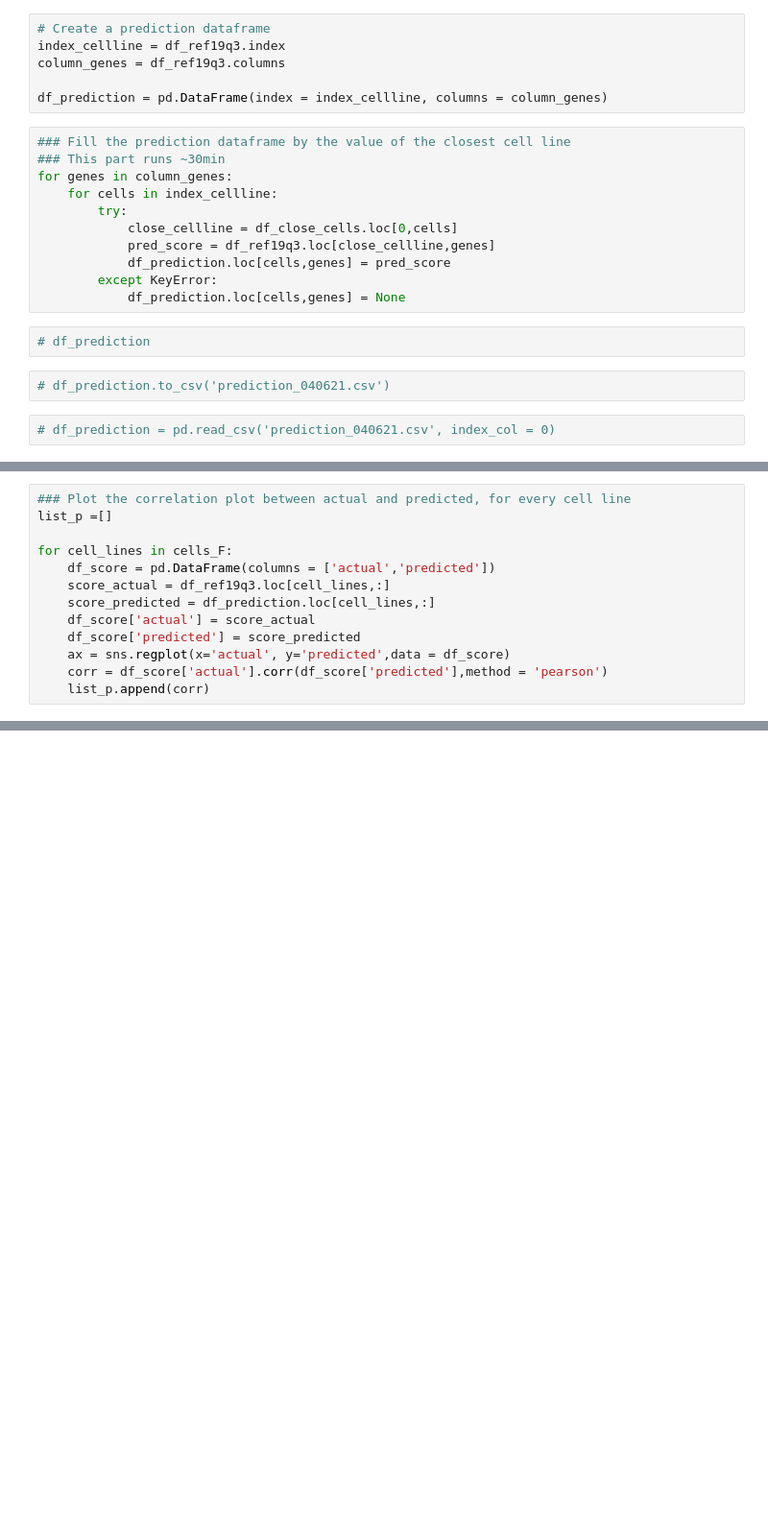
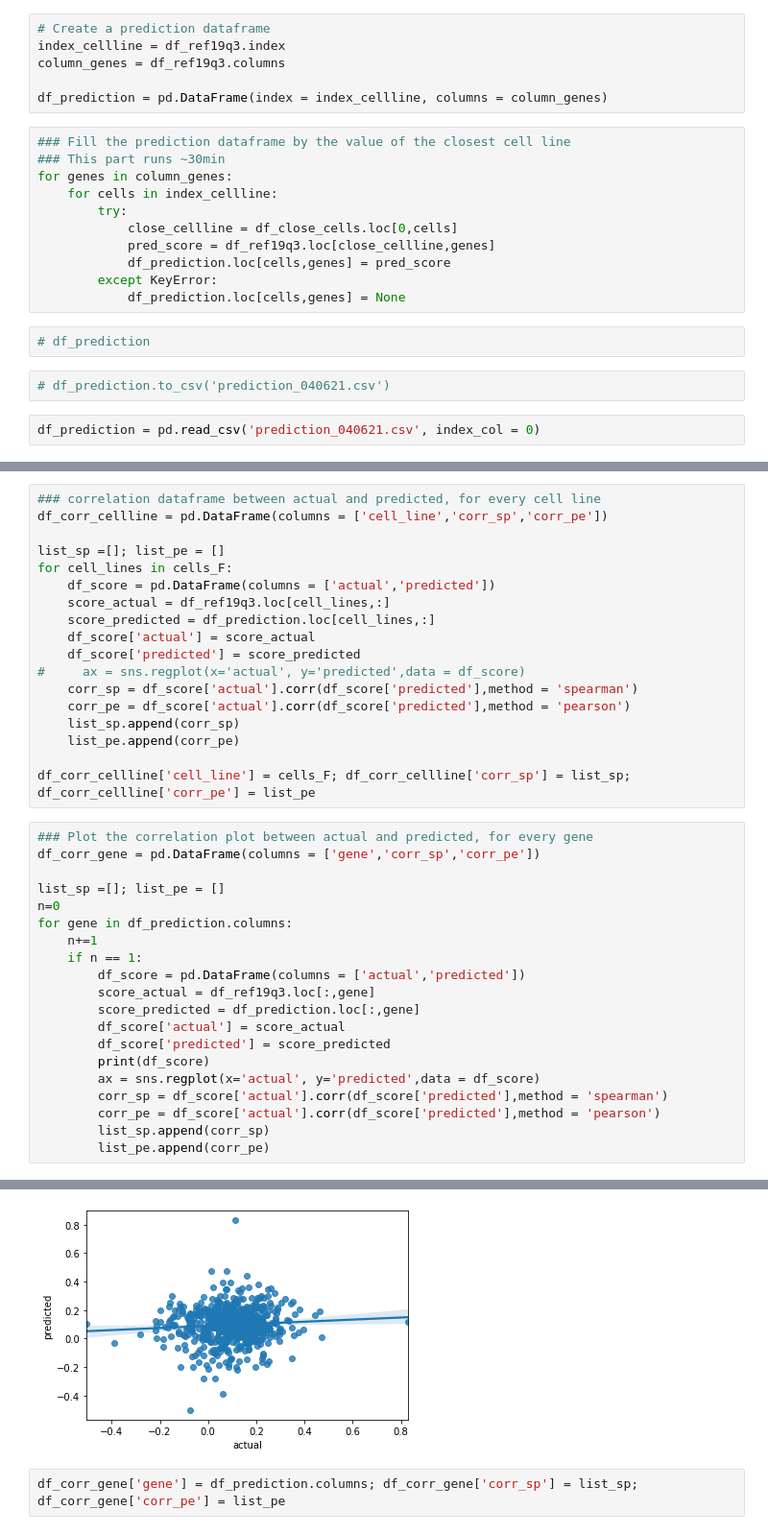
Before and after one commit to pritchardlabatpsu/cga_app, a Jupyter notebook: notebooks/R10-nearest_neighbor_analysis_YR.ipynb, the cells around one changed output, grey strips where cells are left out. Shown at 96% size. Cells and saved outputs as stored; diff of their text form; blank space fills up the shorter version.

Commit message:
calculate correlation for nearest neighbor analysis

```diff
--- a/notebooks/R10-nearest_neighbor_analysis_YR.ipynb
+++ b/notebooks/R10-nearest_neighbor_analysis_YR.ipynb
@@ -84,4 +91,4 @@ for genes in column_genes:
 # %%
 # df_prediction.to_csv('prediction_040621.csv')
 # %%
-# df_prediction = pd.read_csv('prediction_040621.csv', index_col = 0)
+df_prediction = pd.read_csv('prediction_040621.csv', index_col = 0)
@@ -104,13 +95,39 @@ df_prediction
 # %%
-### Plot the correlation plot between actual and predicted, for every cell line
-list_p =[]
+### correlation dataframe between actual and predicted, for every cell line
+df_corr_cellline = pd.DataFrame(columns = ['cell_line','corr_sp','corr_pe'])
 
+list_sp =[]; list_pe = []
 for cell_lines in cells_F:
     df_score = pd.DataFrame(columns = ['actual','predicted'])
     score_actual = df_ref19q3.loc[cell_lines,:]
     score_predicted = df_prediction.loc[cell_lines,:]
     df_score['actual'] = score_actual
     df_score['predicted'] = score_predicted
-    ax = sns.regplot(x='actual', y='predicted',data = df_score)
-    corr = df_score['actual'].corr(df_score['predicted'],method = 'pearson')
-    list_p.append(corr)
+#     ax = sns.regplot(x='actual', y='predicted',data = df_score)
+    corr_sp = df_score['actual'].corr(df_score['predicted'],method = 'spearman')
+    corr_pe = df_score['actual'].corr(df_score['predicted'],method = 'pearson')
+    list_sp.append(corr_sp)
+    list_pe.append(corr_pe)
+
+df_corr_cellline['cell_line'] = cells_F; df_corr_cellline['corr_sp'] = list_sp; df_corr_cellline['corr_pe'] = list_pe
+# %%
+### Plot the correlation plot between actual and predicted, for every gene
+df_corr_gene = pd.DataFrame(columns = ['gene','corr_sp','corr_pe'])
+
+list_sp =[]; list_pe = []
+n=0
+for gene in df_prediction.columns:
+    n+=1
+    if n == 1:
+        df_score = pd.DataFrame(columns = ['actual','predicted'])
+        score_actual = df_ref19q3.loc[:,gene]
+        score_predicted = df_prediction.loc[:,gene]
+        df_score['actual'] = score_actual
+        df_score['predicted'] = score_predicted
+        print(df_score)
+        ax = sns.regplot(x='actual', y='predicted',data = df_score)
+        corr_sp = df_score['actual'].corr(df_score['predicted'],method = 'spearman')
+        corr_pe = df_score['actual'].corr(df_score['predicted'],method = 'pearson')
+        list_sp.append(corr_sp)
+        list_pe.append(corr_pe)
+# %% [output]
@@ -116,0 +148,3 @@ for cell_lines in cells_F:
+[figure, added]
+# %%
+df_corr_gene['gene'] = df_prediction.columns; df_corr_gene['corr_sp'] = list_sp; df_corr_gene['corr_pe'] = list_pe
```
Also changed, not shown: parts of 9 cells of this notebook.
